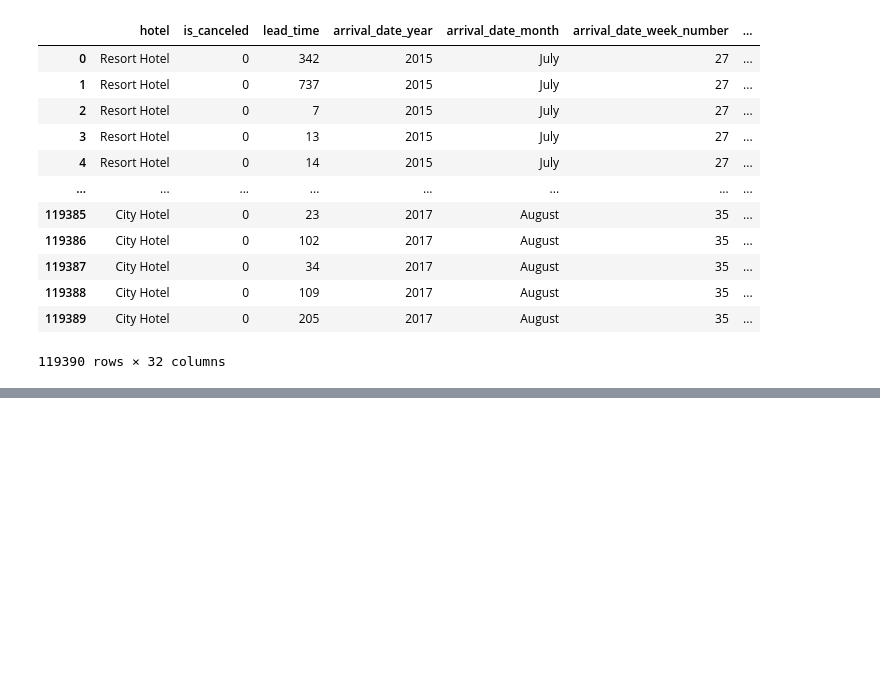
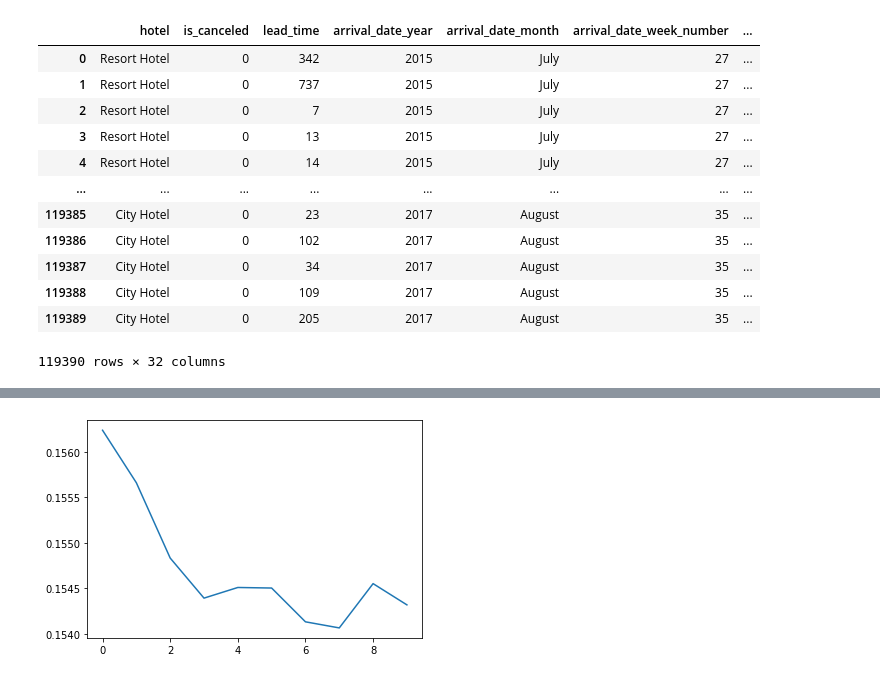
Before and after one commit to Flyingfiish/DataAnalysis, a Jupyter notebook: Untitled.ipynb, the cells around one changed output, grey strips where cells are left out. Drawn from its saved outputs; the diff is of its cells as text; code cells hidden in the pictures; blank space fills up the shorter version.

```diff
--- a/Untitled.ipynb
+++ b/Untitled.ipynb
@@ -35,0 +88,5 @@ dataset
+# %%
+X_train, X_test, y_train, y_test = train_test_split(X, y, test_size=0.2, random_state=41)
+# %%
+mdl = xgb.XGBRegressor(objective ='reg:squarederror', max_depth=15, learning_rate = 0.4, reg_lambda=3.2)
+mdl.fit(X_train, y_train)
@@ -35,0 +96,2 @@ dataset
+# %%
+preds = mdl.predict(X_test)
@@ -35,0 +104,9 @@ dataset
+# %%
+metric =[]
+generator = range(20, 30)
+for n_trees in generator:
+    mdl = xgb.XGBRegressor(objective ='reg:squarederror', max_depth=n_trees, learning_rate = 0.4)
+    mdl.fit(X_train, y_train)
+    preds = mdl.predict(X_test)
+    metric.append(mean_absolute_error(y_pred=preds, y_true=y_test))
+    print(n_trees)
@@ -35,0 +124,5 @@ dataset
+# %%
+plt.plot(metric[:100])
+plt.show()
+# %% [output]
+[figure, added]
```
Also changed, not shown: parts of 13 cells of this notebook.
